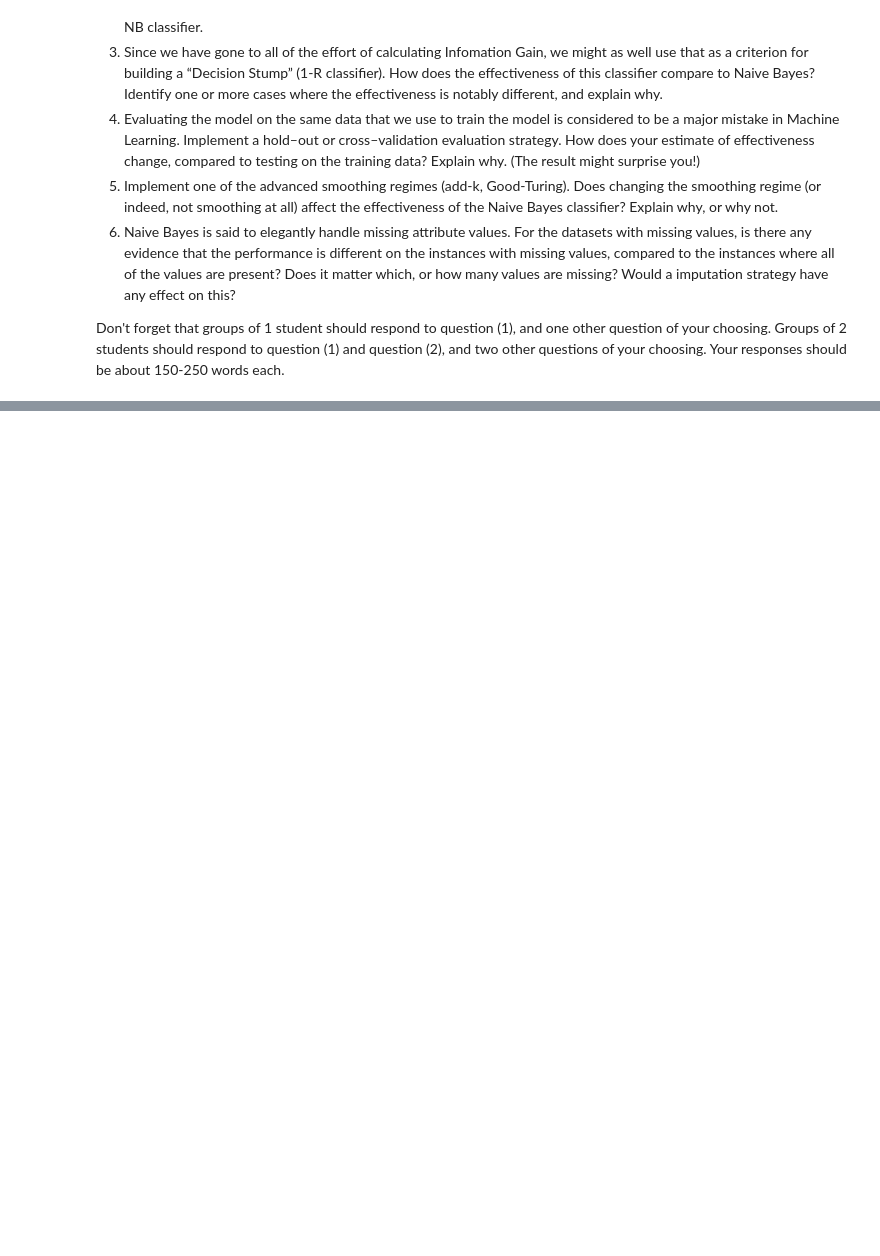
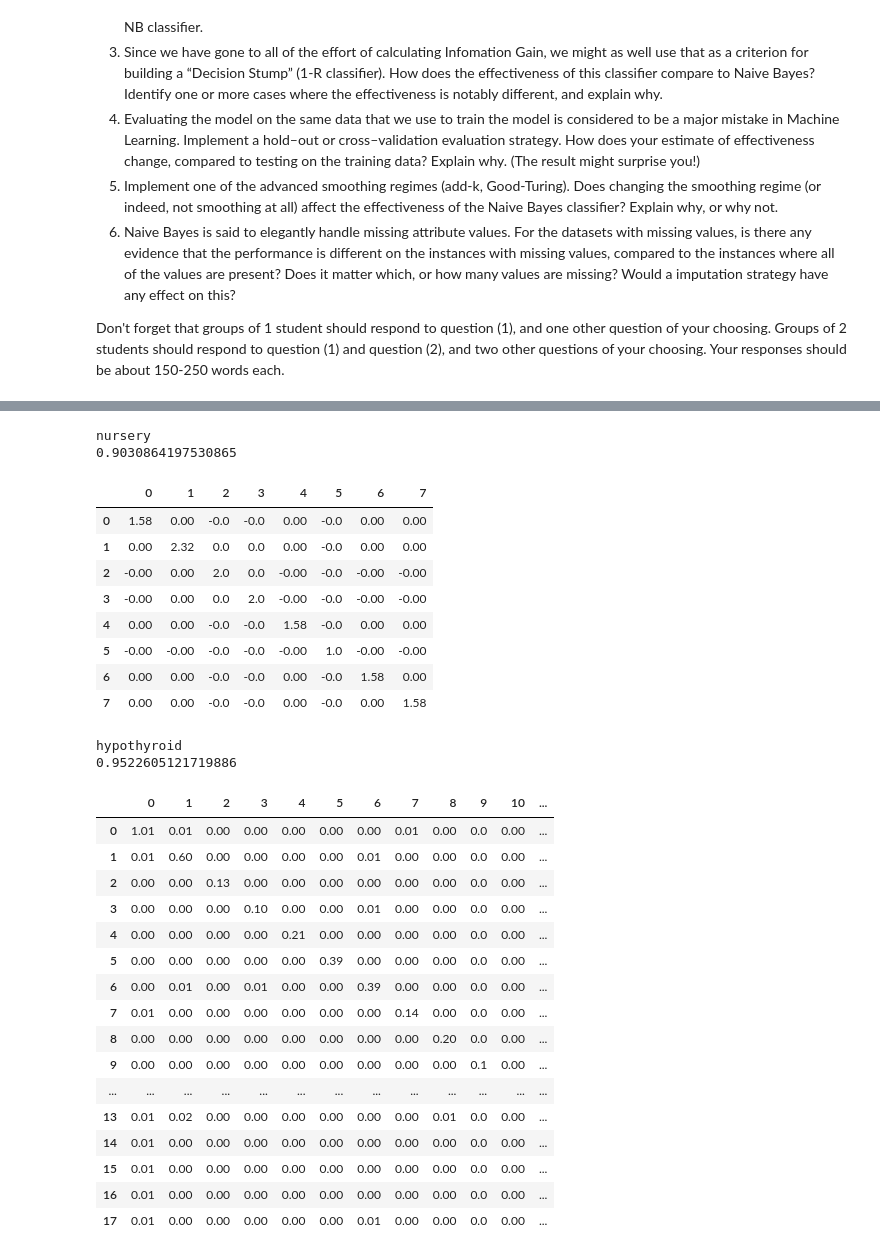
Before and after one commit to xIa066/NaiveBayes, a Jupyter notebook: 2019S1-proj1.ipynb, the cells around one changed output, grey strips where cells are left out. Saved outputs shown, nothing was run; the diff lists cells and outputs as text; code cells hidden in the pictures; blank space fills up the shorter version.

```diff
--- a/2019S1-proj1.ipynb
+++ b/2019S1-proj1.ipynb
@@ -348,0 +448,38 @@ def info_gain(xs, ys):
+# %%
+for dataset_name in ['nursery', 'hypothyroid']:
+    data = preprocess(dataset_name)
+    (instances, class_labels, header) = data
+    print(dataset_name)
+    print(evaluate(dataset_name))
+    display(pd.DataFrame(correlation_matrix(instances), columns=None))
+# %% [output]
+nursery
+0.9030864197530865
+|  | 0 | 1 | 2 | 3 | 4 | 5 | 6 | 7 |
+| 0 | 1.58 | 0.00 | -0.0 | -0.0 | 0.00 | -0.0 | 0.00 | 0.00 |
+| 1 | 0.00 | 2.32 | 0.0 | 0.0 | 0.00 | -0.0 | 0.00 | 0.00 |
+| 2 | -0.00 | 0.00 | 2.0 | 0.0 | -0.00 | -0.0 | -0.00 | -0.00 |
+| 3 | -0.00 | 0.00 | 0.0 | 2.0 | -0.00 | -0.0 | -0.00 | -0.00 |
+| 4 | 0.00 | 0.00 | -0.0 | -0.0 | 1.58 | -0.0 | 0.00 | 0.00 |
+| 5 | -0.00 | -0.00 | -0.0 | -0.0 | -0.00 | 1.0 | -0.00 | -0.00 |
+| 6 | 0.00 | 0.00 | -0.0 | -0.0 | 0.00 | -0.0 | 1.58 | 0.00 |
+| 7 | 0.00 | 0.00 | -0.0 | -0.0 | 0.00 | -0.0 | 0.00 | 1.58 |
+hypothyroid
+0.9522605121719886
+|  | 0 | 1 | 2 | 3 | 4 | 5 | 6 | 7 | 8 | 9 | 10 | ... |
+| 0 | 1.01 | 0.01 | 0.00 | 0.00 | 0.00 | 0.00 | 0.00 | 0.01 | 0.00 | 0.0 | 0.00 | ... |
+| 1 | 0.01 | 0.60 | 0.00 | 0.00 | 0.00 | 0.00 | 0.01 | 0.00 | 0.00 | 0.0 | 0.00 | ... |
+| 2 | 0.00 | 0.00 | 0.13 | 0.00 | 0.00 | 0.00 | 0.00 | 0.00 | 0.00 | 0.0 | 0.00 | ... |
+| 3 | 0.00 | 0.00 | 0.00 | 0.10 | 0.00 | 0.00 | 0.01 | 0.00 | 0.00 | 0.0 | 0.00 | ... |
+| 4 | 0.00 | 0.00 | 0.00 | 0.00 | 0.21 | 0.00 | 0.00 | 0.00 | 0.00 | 0.0 | 0.00 | ... |
+| 5 | 0.00 | 0.00 | 0.00 | 0.00 | 0.00 | 0.39 | 0.00 | 0.00 | 0.00 | 0.0 | 0.00 | ... |
+| 6 | 0.00 | 0.01 | 0.00 | 0.01 | 0.00 | 0.00 | 0.39 | 0.00 | 0.00 | 0.0 | 0.00 | ... |
+| 7 | 0.01 | 0.00 | 0.00 | 0.00 | 0.00 | 0.00 | 0.00 | 0.14 | 0.00 | 0.0 | 0.00 | ... |
+| 8 | 0.00 | 0.00 | 0.00 | 0.00 | 0.00 | 0.00 | 0.00 | 0.00 | 0.20 | 0.0 | 0.00 | ... |
+| 9 | 0.00 | 0.00 | 0.00 | 0.00 | 0.00 | 0.00 | 0.00 | 0.00 | 0.00 | 0.1 | 0.00 | ... |
+| ... | ... | ... | ... | ... | ... | ... | ... | ... | ... | ... | ... | ... |
+| 13 | 0.01 | 0.02 | 0.00 | 0.00 | 0.00 | 0.00 | 0.00 | 0.00 | 0.01 | 0.0 | 0.00 | ... |
+| 14 | 0.01 | 0.00 | 0.00 | 0.00 | 0.00 | 0.00 | 0.00 | 0.00 | 0.00 | 0.0 | 0.00 | ... |
+| 15 | 0.01 | 0.00 | 0.00 | 0.00 | 0.00 | 0.00 | 0.00 | 0.00 | 0.00 | 0.0 | 0.00 | ... |
+| 16 | 0.01 | 0.00 | 0.00 | 0.00 | 0.00 | 0.00 | 0.00 | 0.00 | 0.00 | 0.0 | 0.00 | ... |
+| 17 | 0.01 | 0.00 | 0.00 | 0.00 | 0.00 | 0.00 | 0.01 | 0.00 | 0.00 | 0.0 | 0.00 | ... |
```
Also changed, not shown: parts of 27 cells of this notebook.
